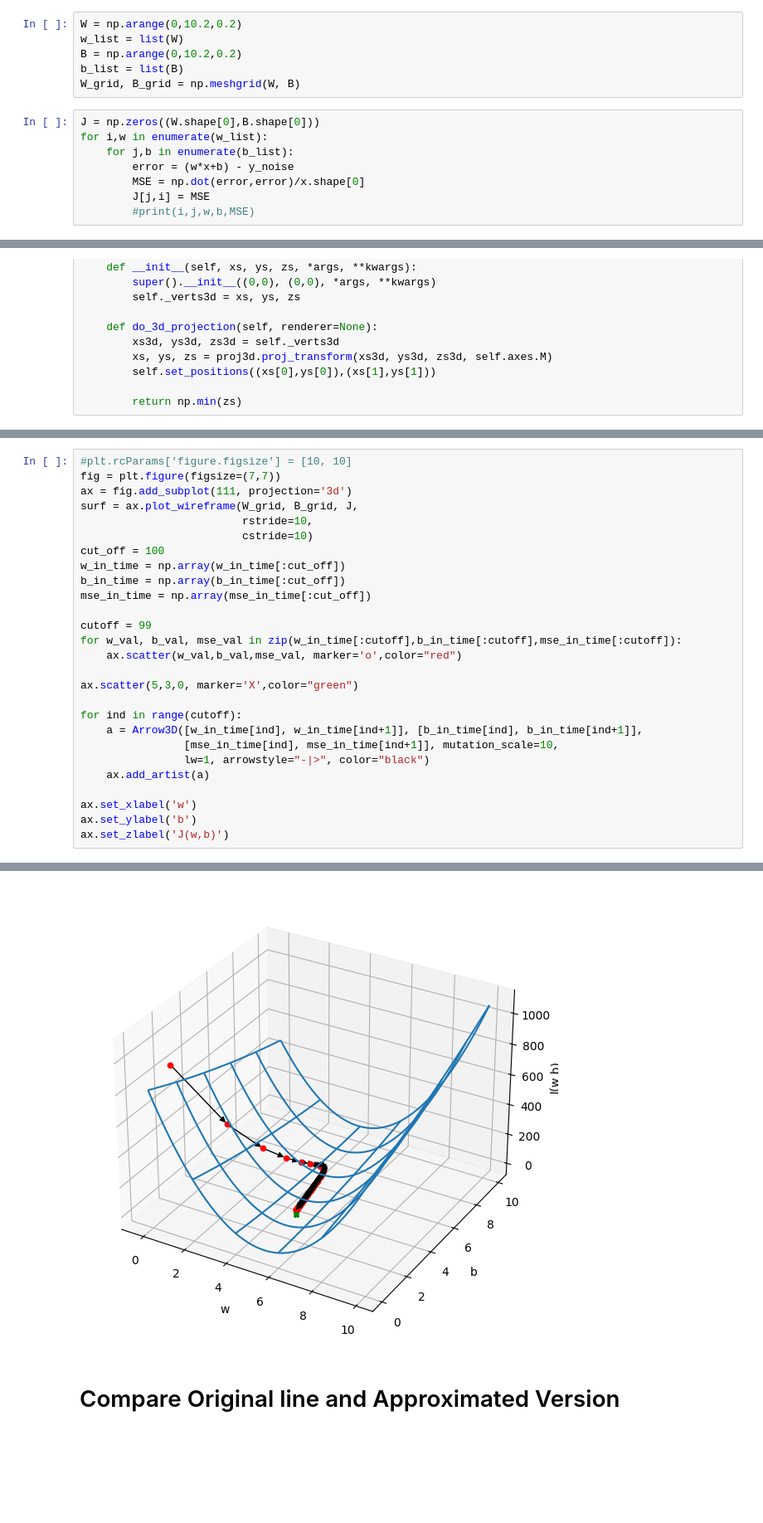
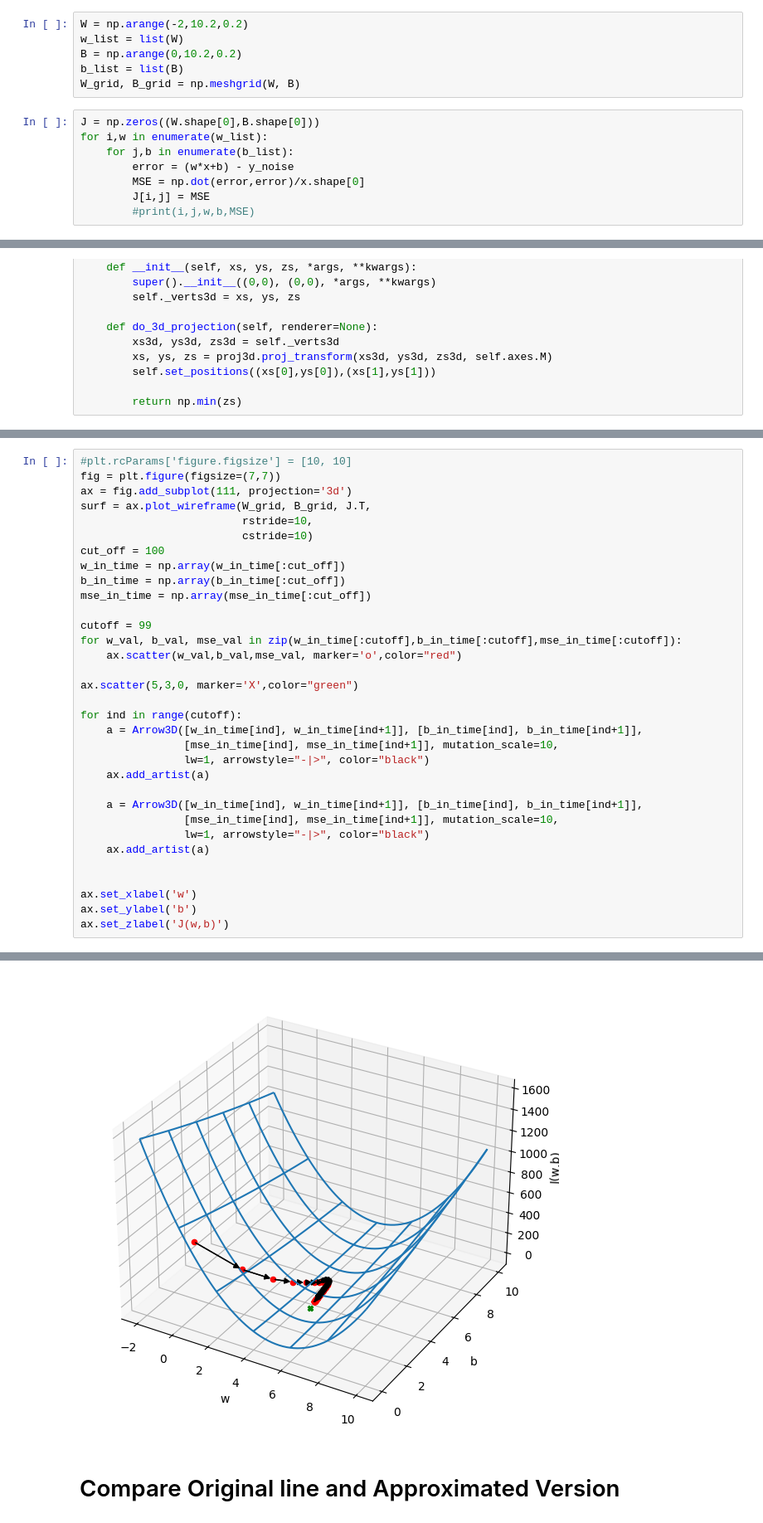
Before and after one commit to enoten/ml-numpy-pytorch, a Jupyter notebook: Linear Regression.ipynb, the cells around one changed output, grey strips where cells are left out. Shown at 83% size. Saved outputs shown, nothing was run; the diff lists cells and outputs as text; blank space fills up the shorter version.

```diff
--- a/Linear Regression.ipynb
+++ b/Linear Regression.ipynb
@@ -114,5 +114,5 @@ Text(0, 0.5, 'MSE(w=5,b)')
 # %%
-W = np.arange(0,10.2,0.2)
+W = np.arange(-2,10.2,0.2)
 w_list = list(W)
 B = np.arange(0,10.2,0.2)
 b_list = list(B)
@@ -123,7 +123,7 @@ for i,w in enumerate(w_list):
     for j,b in enumerate(b_list):
         error = (w*x+b) - y_noise
         MSE = np.dot(error,error)/x.shape[0]
-        J[j,i] = MSE
+        J[i,j] = MSE
         #print(i,j,w,b,MSE)
 # %%
 J.shape
@@ -257,33 +340,39 @@ class Arrow3D(FancyArrowPatch):
 # %%
 #plt.rcParams['figure.figsize'] = [10, 10]
 fig = plt.figure(figsize=(7,7))
 ax = fig.add_subplot(111, projection='3d')
-surf = ax.plot_wireframe(W_grid, B_grid, J,
+surf = ax.plot_wireframe(W_grid, B_grid, J.T,
                          rstride=10,
                          cstride=10)
 cut_off = 100
 w_in_time = np.array(w_in_time[:cut_off])
 b_in_time = np.array(b_in_time[:cut_off])
 mse_in_time = np.array(mse_in_time[:cut_off])
 
 cutoff = 99
 for w_val, b_val, mse_val in zip(w_in_time[:cutoff],b_in_time[:cutoff],mse_in_time[:cutoff]):
     ax.scatter(w_val,b_val,mse_val, marker='o',color="red")
 
 ax.scatter(5,3,0, marker='X',color="green")
 
 for ind in range(cutoff):
     a = Arrow3D([w_in_time[ind], w_in_time[ind+1]], [b_in_time[ind], b_in_time[ind+1]],
                 [mse_in_time[ind], mse_in_time[ind+1]], mutation_scale=10,
                 lw=1, arrowstyle="-|>", color="black")
     ax.add_artist(a)
 
+    a = Arrow3D([w_in_time[ind], w_in_time[ind+1]], [b_in_time[ind], b_in_time[ind+1]],
+                [mse_in_time[ind], mse_in_time[ind+1]], mutation_scale=10,
+                lw=1, arrowstyle="-|>", color="black")
+    ax.add_artist(a)
+
+
 ax.set_xlabel('w')
 ax.set_ylabel('b')
 ax.set_zlabel('J(w,b)')
 # %% [output]
 Text(0.5, 0, 'J(w,b)')
-[figure, old version]
+[figure, new version]
 # %% [markdown]
 # Compare Original line and Approximated Version
 # %%
```
Also changed, not shown: parts of 26 cells of this notebook.
